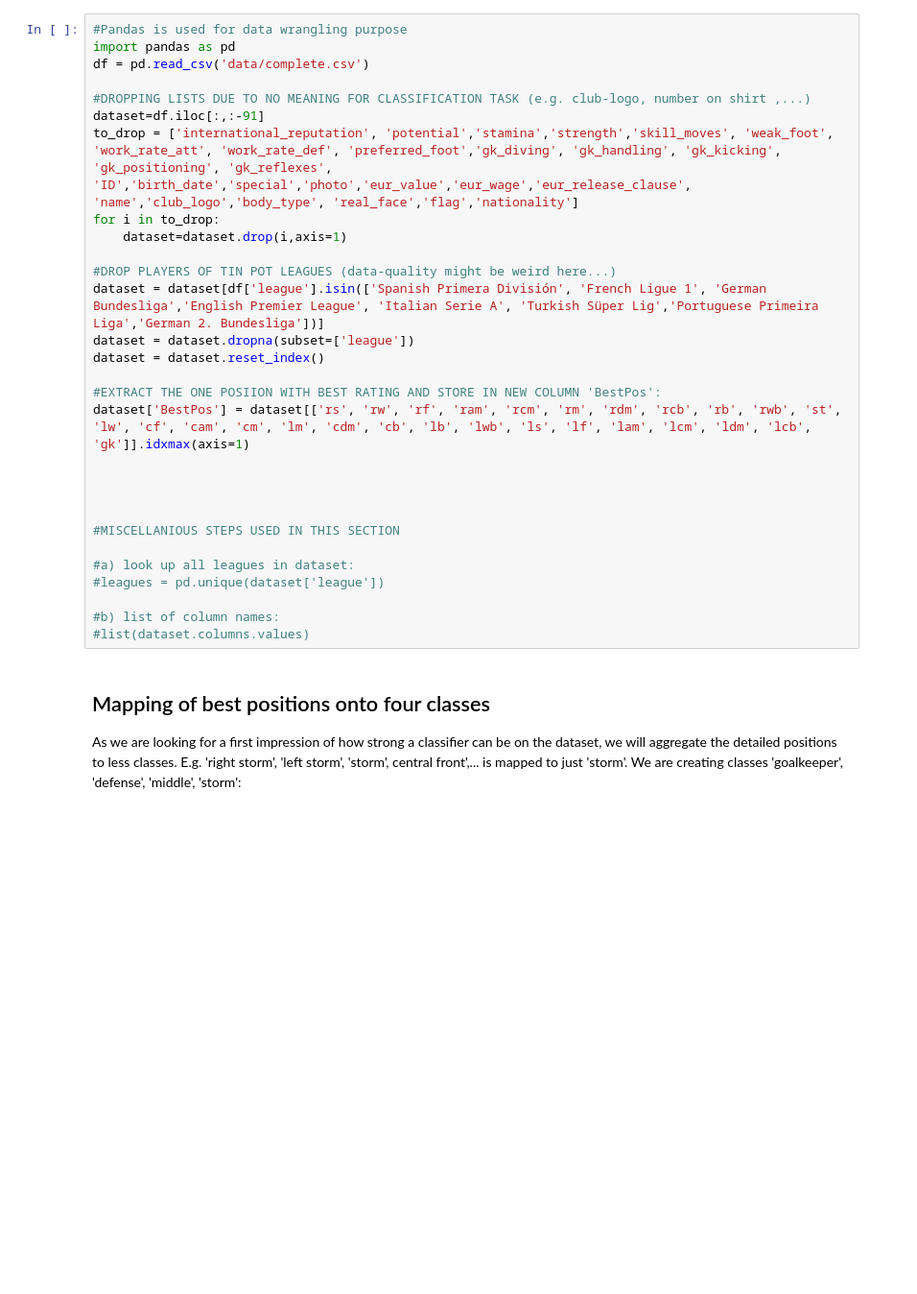
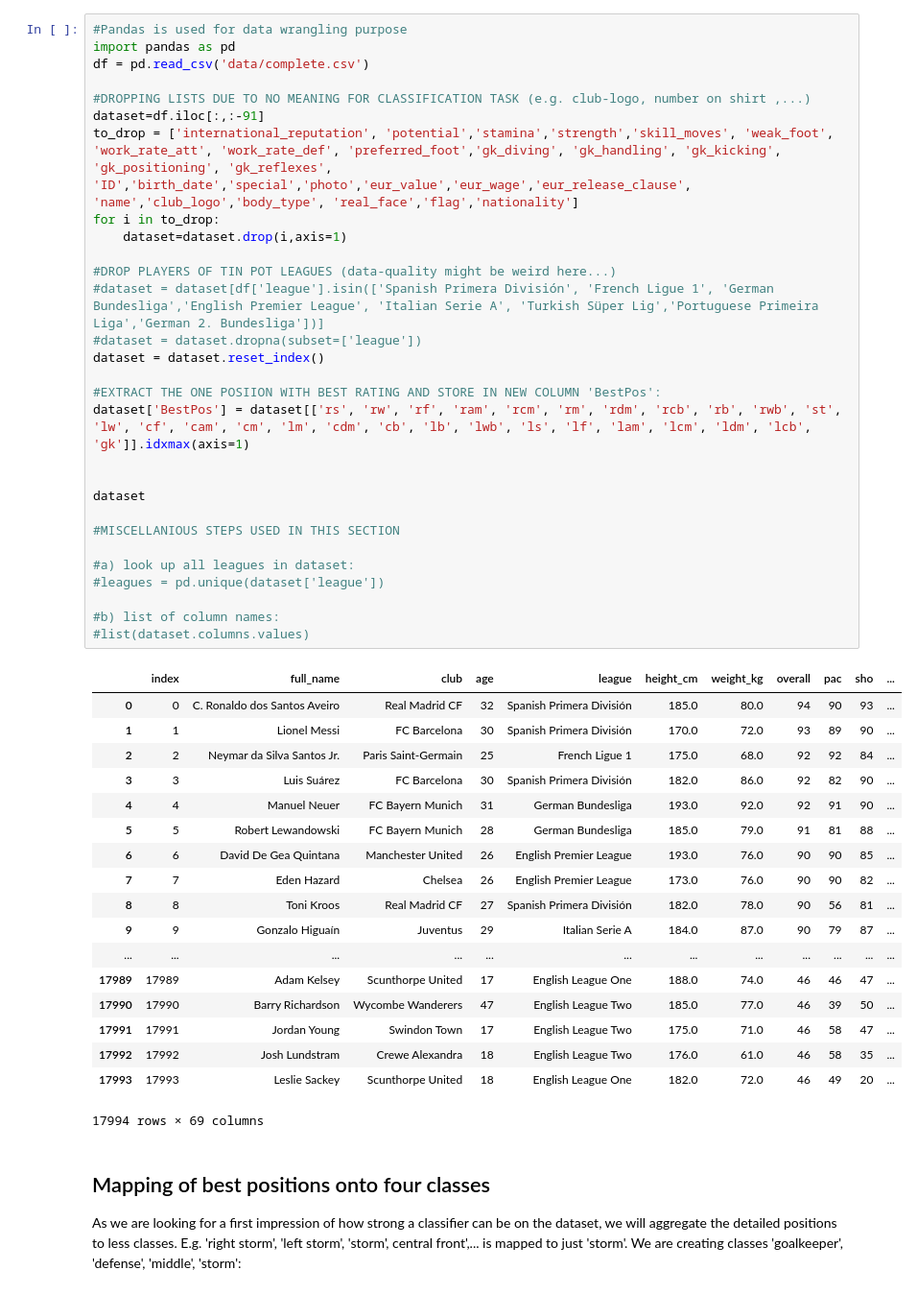
Before and after one commit to pkeil/Bundesligaspieler_Classifier, a Jupyter notebook: Bundesliga_Preprocessing.ipynb, the cells around one changed output. Shown at 96% size. Cells and saved outputs as stored; diff of their text form; blank space fills up the shorter version.

```diff
--- a/Bundesliga_Preprocessing.ipynb
+++ b/Bundesliga_Preprocessing.ipynb
@@ -11,32 +11,51 @@ We start with rough filtering:
 # %%
 #Pandas is used for data wrangling purpose
 import pandas as pd
 df = pd.read_csv('data/complete.csv')
 
 #DROPPING LISTS DUE TO NO MEANING FOR CLASSIFICATION TASK (e.g. club-logo, number on shirt ,...)
 dataset=df.iloc[:,:-91]
 to_drop = ['international_reputation', 'potential','stamina','strength','skill_moves', 'weak_foot', 'work_rate_att', 'work_rate_def', 'preferred_foot','gk_diving', 'gk_handling', 'gk_kicking', 'gk_positioning', 'gk_reflexes', 'ID','birth_date','special','photo','eur_value','eur_wage','eur_release_clause', 'name','club_logo','body_type', 'real_face','flag','nationality']
 for i in to_drop:
     dataset=dataset.drop(i,axis=1)
 
 #DROP PLAYERS OF TIN POT LEAGUES (data-quality might be weird here...)
-dataset = dataset[df['league'].isin(['Spanish Primera División', 'French Ligue 1', 'German Bundesliga','English Premier League', 'Italian Serie A', 'Turkish Süper Lig','Portuguese Primeira Liga','German 2. Bundesliga'])]
-dataset = dataset.dropna(subset=['league'])
+#dataset = dataset[df['league'].isin(['Spanish Primera División', 'French Ligue 1', 'German Bundesliga','English Premier League', 'Italian Serie A', 'Turkish Süper Lig','Portuguese Primeira Liga','German 2. Bundesliga'])]
+#dataset = dataset.dropna(subset=['league'])
 dataset = dataset.reset_index()
 
 #EXTRACT THE ONE POSIION WITH BEST RATING AND STORE IN NEW COLUMN 'BestPos':
 dataset['BestPos'] = dataset[['rs', 'rw', 'rf', 'ram', 'rcm', 'rm', 'rdm', 'rcb', 'rb', 'rwb', 'st', 'lw', 'cf', 'cam', 'cm', 'lm', 'cdm', 'cb', 'lb', 'lwb', 'ls', 'lf', 'lam', 'lcm', 'ldm', 'lcb', 'gk']].idxmax(axis=1)
 
 
-
+dataset
 
 #MISCELLANIOUS STEPS USED IN THIS SECTION
 
 #a) look up all leagues in dataset:
 #leagues = pd.unique(dataset['league'])
 
 #b) list of column names:
 #list(dataset.columns.values)
+# %% [output]
+|  | index | full_name | club | age | league | height_cm | weight_kg | overall | pac | sho | ... |
+| 0 | 0 | C. Ronaldo dos Santos Aveiro | Real Madrid CF | 32 | Spanish Primera División | 185.0 | 80.0 | 94 | 90 | 93 | ... |
+| 1 | 1 | Lionel Messi | FC Barcelona | 30 | Spanish Primera División | 170.0 | 72.0 | 93 | 89 | 90 | ... |
+| 2 | 2 | Neymar da Silva Santos Jr. | Paris Saint-Germain | 25 | French Ligue 1 | 175.0 | 68.0 | 92 | 92 | 84 | ... |
+| 3 | 3 | Luis Suárez | FC Barcelona | 30 | Spanish Primera División | 182.0 | 86.0 | 92 | 82 | 90 | ... |
+| 4 | 4 | Manuel Neuer | FC Bayern Munich | 31 | German Bundesliga | 193.0 | 92.0 | 92 | 91 | 90 | ... |
+| 5 | 5 | Robert Lewandowski | FC Bayern Munich | 28 | German Bundesliga | 185.0 | 79.0 | 91 | 81 | 88 | ... |
+| 6 | 6 | David De Gea Quintana | Manchester United | 26 | English Premier League | 193.0 | 76.0 | 90 | 90 | 85 | ... |
+| 7 | 7 | Eden Hazard | Chelsea | 26 | English Premier League | 173.0 | 76.0 | 90 | 90 | 82 | ... |
+| 8 | 8 | Toni Kroos | Real Madrid CF | 27 | Spanish Primera División | 182.0 | 78.0 | 90 | 56 | 81 | ... |
+| 9 | 9 | Gonzalo Higuaín | Juventus | 29 | Italian Serie A | 184.0 | 87.0 | 90 | 79 | 87 | ... |
+| ... | ... | ... | ... | ... | ... | ... | ... | ... | ... | ... | ... |
+| 17989 | 17989 | Adam Kelsey | Scunthorpe United | 17 | English League One | 188.0 | 74.0 | 46 | 46 | 47 | ... |
+| 17990 | 17990 | Barry Richardson | Wycombe Wanderers | 47 | English League Two | 185.0 | 77.0 | 46 | 39 | 50 | ... |
+| 17991 | 17991 | Jordan Young | Swindon Town | 17 | English League Two | 175.0 | 71.0 | 46 | 58 | 47 | ... |
+| 17992 | 17992 | Josh Lundstram | Crewe Alexandra | 18 | English League Two | 176.0 | 61.0 | 46 | 58 | 35 | ... |
+| 17993 | 17993 | Leslie Sackey | Scunthorpe United | 18 | English League One | 182.0 | 72.0 | 46 | 49 | 20 | ... |
+17994 rows × 69 columns
 # %% [markdown]
 ## Mapping of best positions onto four classes
 As we are looking for a first impression of how strong a classifier can be on the dataset, we will aggregate the detailed positions to less classes. E.g. 'right storm', 'left storm', 'storm', central front',... is mapped to just 'storm'.
```
Also changed, not shown: parts of 1 cell of this notebook, 12 other files.
